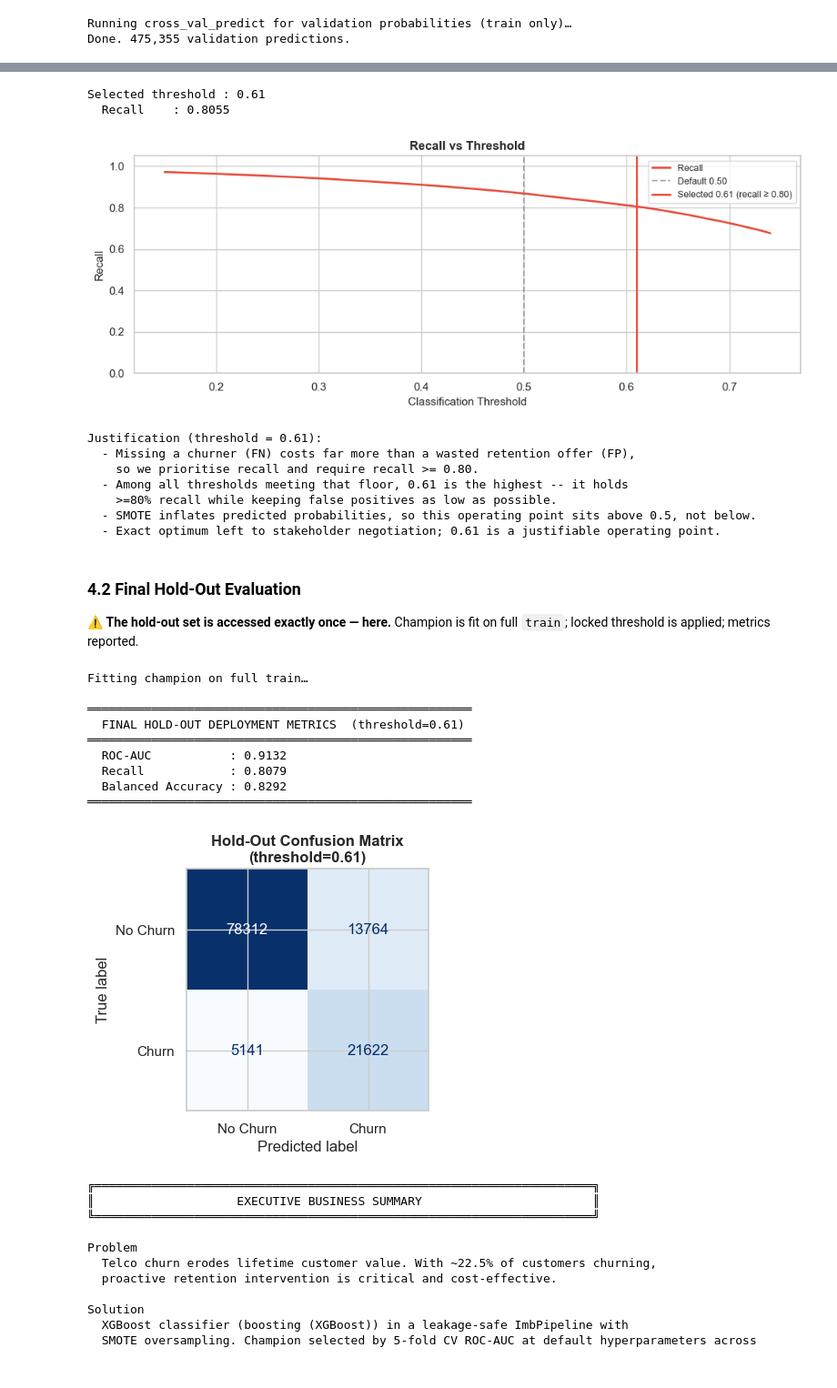
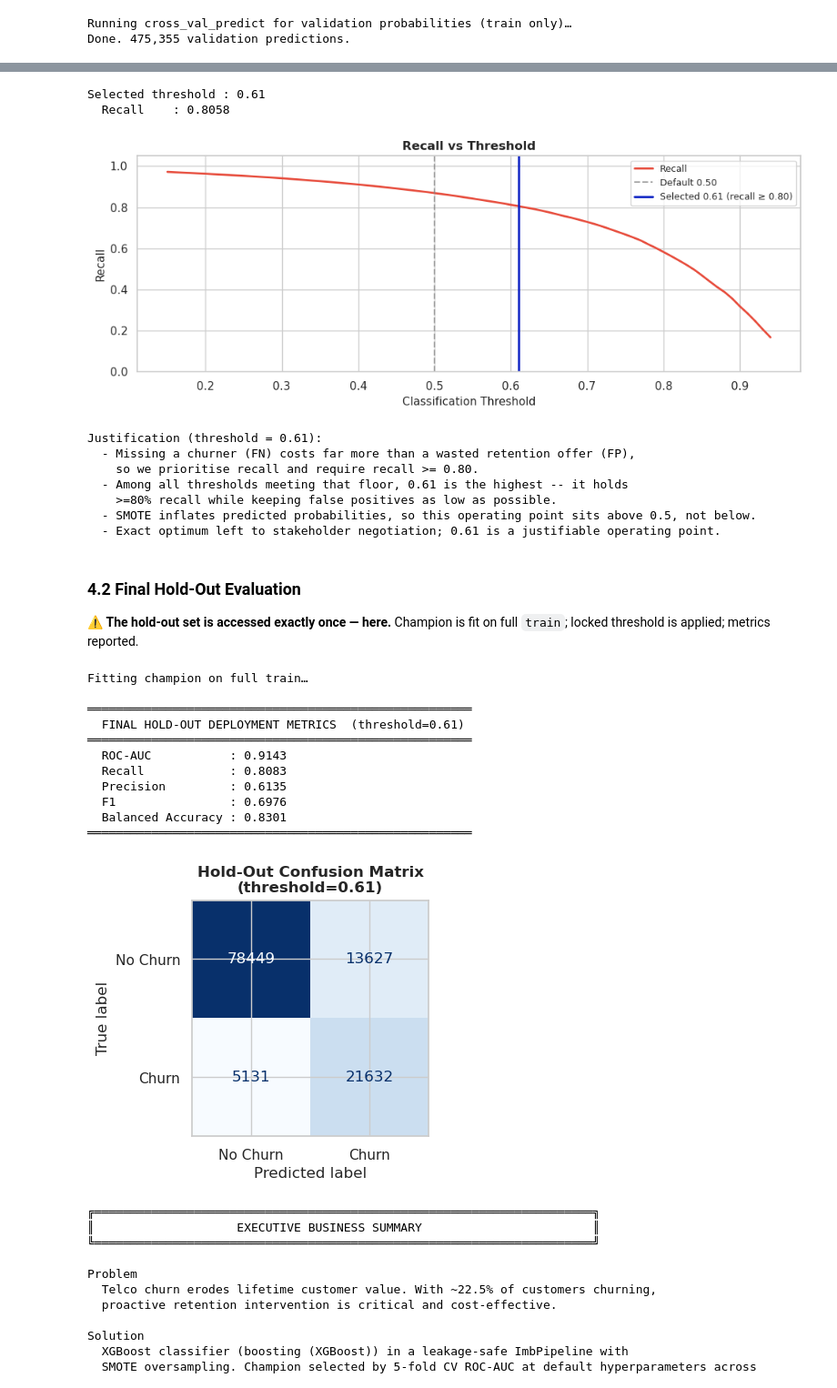
Before and after one commit to kinwahlai/ICT6001C, a Jupyter notebook: Wk1_capstone/capstone_churn_executed-fullset.ipynb, the cells around one changed output, grey strips where cells are left out. Shown at 91% size. Cells and saved outputs as stored; diff of their text form; code cells hidden in the pictures.

```diff
--- a/Wk1_capstone/capstone_churn_executed-fullset.ipynb
+++ b/Wk1_capstone/capstone_churn_executed-fullset.ipynb
@@ -56,7 +55,7 @@ Environment ready.
 # Portable data load — works locally and in CI/headless runs.
 # Set CAPSTONE_SAMPLE=N for fast iteration (~50k); 0 = full 594k.
 DATA_DIR = os.environ.get("CAPSTONE_DATA", "data")
-df = pd.read_csv(os.path.join(DATA_DIR, "train.csv"))
+df = pd.read_csv(os.path.join("DATA_DIR", "train.csv"))
 
 _n = int(os.environ.get("CAPSTONE_SAMPLE", "0"))
 if _n:
@@ -392,9 +391,9 @@ _champion_grids = {
         "classifier__max_features": ["sqrt", "log2"],
     },
     "XGBoost": {
-        "classifier__max_depth":     [3, 5, 7],
-        "classifier__learning_rate": [0.05, 0.1],
-        "classifier__n_estimators":  [200, 400],
+        "classifier__max_depth":     [3, 4, 6, 8],
+        "classifier__learning_rate": [0.1, 0.3, 0.5, 1],
+        "classifier__n_estimators":  [100, 200, 300],
     },
 }
 _champion_clfs = {
@@ -528,7 +573,7 @@ shifts predicted probabilities upward, this operating point sits **above** the n
 not the exact mathematical optimum.*
 # %%
 # Recall vs threshold on validation-fold probabilities (no hold-out access)
-thresholds = np.arange(0.15, 0.75, 0.01)
+thresholds = np.arange(0.15, 0.95, 0.01)
 records = []
 for t in thresholds:
     preds = (val_proba >= t).astype(int)
@@ -551,13 +596,13 @@ print(f"Selected threshold : {THRESHOLD}")
 print(f"  Recall    : {sel_recall:.4f}")
 # %% [output]
 Selected threshold : 0.61
-  Recall    : 0.8055
+  Recall    : 0.8058
 # %%
 fig, ax = plt.subplots(figsize=(10, 4))
 ax.plot(thresh_df["threshold"], thresh_df["recall"], label="Recall", color="#e74c3c", lw=2)
 
 ax.axvline(0.50,      color="gray",    linestyle="--", alpha=0.7, lw=1.5, label="Default 0.50")
-ax.axvline(THRESHOLD, color="#e74c3c", linestyle="-",  lw=2,
+ax.axvline(THRESHOLD, color="#0B20C3", linestyle="-",  lw=2,
            label=f"Selected {THRESHOLD} (recall ≥ 0.80)")
 
 ax.set_xlabel("Classification Threshold", fontsize=11)
@@ -576,7 +621,7 @@ Justification (threshold = {THRESHOLD}):
   - Exact optimum left to stakeholder negotiation; {THRESHOLD} is a justifiable operating point.
 """)
 # %% [output]
-[figure, old version]
+[figure, new version]
 Justification (threshold = 0.61):
   - Missing a churner (FN) costs far more than a wasted retention offer (FP),
     so we prioritise recall and require recall >= 0.80.
@@ -595,37 +640,43 @@ champion_pipe.fit(X_train, y_train)
 
 # ── HOLD-OUT EVALUATED ONCE ──────────────────────────────────────────────────
 test_proba = champion_pipe.predict_proba(X_test)[:, 1]
 test_pred  = (test_proba >= THRESHOLD).astype(int)
 
 hold_auc  = roc_auc_score(y_test, test_proba)
 hold_rec  = recall_score(y_test, test_pred)
 hold_bacc = balanced_accuracy_score(y_test, test_pred)
+hold_precision = precision_score(y_test, test_pred)
+hold_f1 = f1_score(y_test, test_pred)
 
 print(f"\n══════════════════════════════════════════════════════")
 print(f"  FINAL HOLD-OUT DEPLOYMENT METRICS  (threshold={THRESHOLD})")
 print(f"══════════════════════════════════════════════════════")
 print(f"  ROC-AUC           : {hold_auc:.4f}")
 print(f"  Recall            : {hold_rec:.4f}")
+print(f"  Precision         : {hold_precision:.4f}")
+print(f"  F1                : {hold_f1:.4f}")
 print(f"  Balanced Accuracy : {hold_bacc:.4f}")
 print(f"══════════════════════════════════════════════════════")
 
 fig, ax = plt.subplots(figsize=(4, 4))
 cm = confusion_matrix(y_test, test_pred)
 ConfusionMatrixDisplay(cm, display_labels=["No Churn", "Churn"]).plot(
     ax=ax, colorbar=False, cmap="Blues")
 ax.set_title(f"Hold-Out Confusion Matrix\n(threshold={THRESHOLD})", fontweight="bold")
 plt.tight_layout(); plt.show()
 # %% [output]
 Fitting champion on full train…
 
 ══════════════════════════════════════════════════════
   FINAL HOLD-OUT DEPLOYMENT METRICS  (threshold=0.61)
 ══════════════════════════════════════════════════════
-  ROC-AUC           : 0.9132
-  Recall            : 0.8079
-  Balanced Accuracy : 0.8292
+  ROC-AUC           : 0.9143
+  Recall            : 0.8083
+  Precision         : 0.6135
+  F1                : 0.6976
+  Balanced Accuracy : 0.8301
 ══════════════════════════════════════════════════════
-[figure, old version]
+[figure, new version]
 # %%
 _family_desc = {
     "Logistic Regression": "linear (logistic regression)",
```
Also changed, not shown: parts of 13 cells of this notebook.
